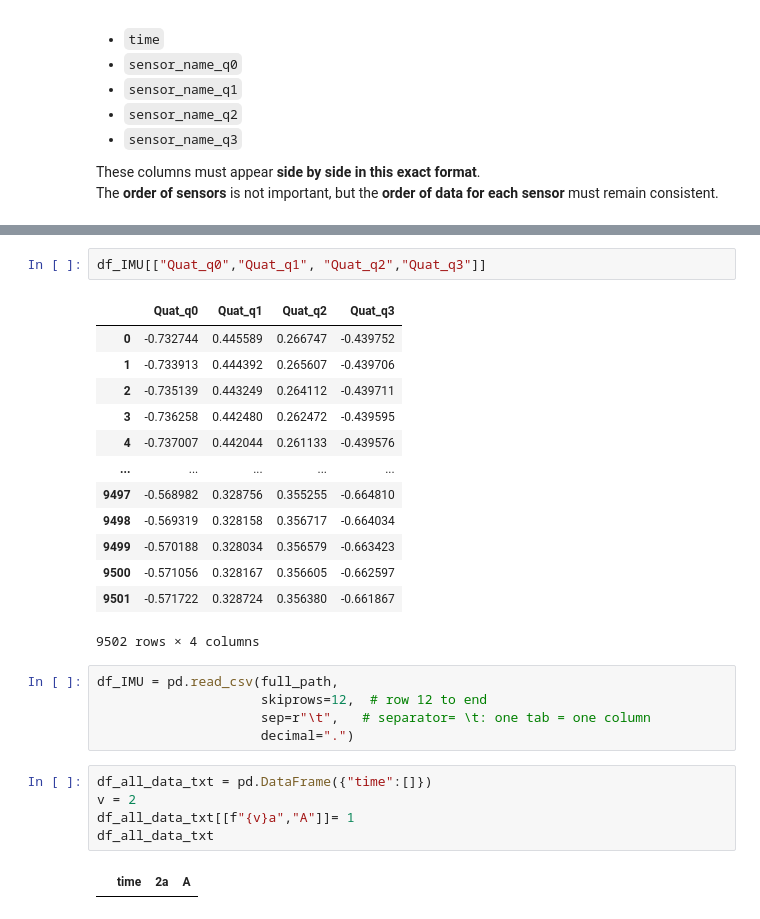
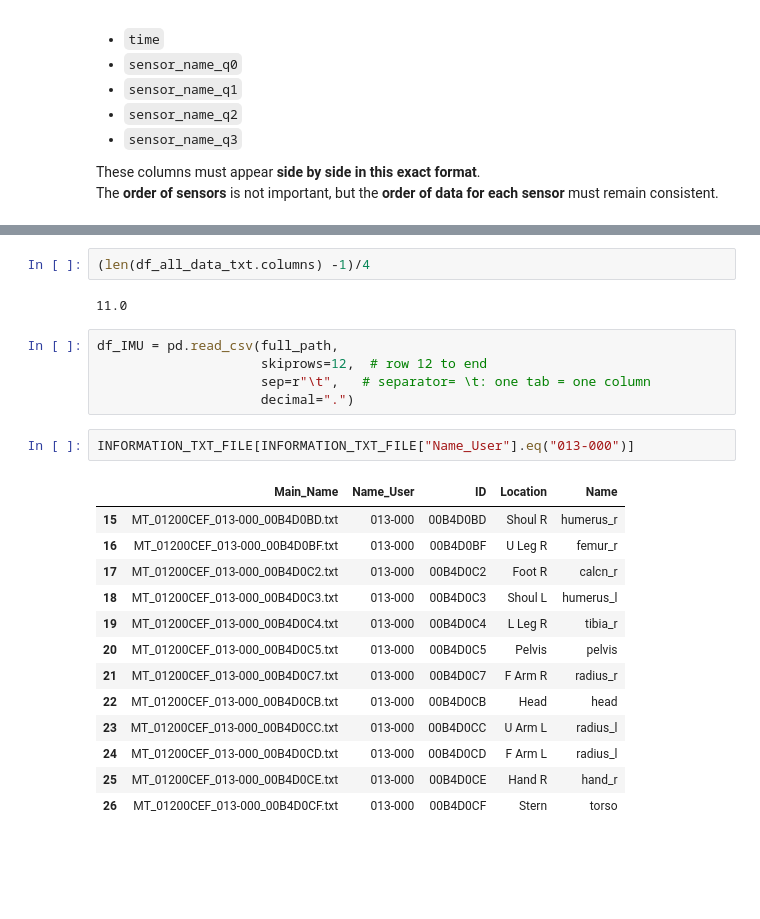
Before and after one commit to Mohsenmohebbi1993/Biomechanik, a Jupyter notebook: notebooks/5. IMU Analysis.ipynb, the cells around one changed output, grey strips where cells are left out. Cells and saved outputs as stored; diff of their text form; blank space fills up the shorter version.

Commit message:
read all data - debuge

```diff
--- a/notebooks/5. IMU Analysis.ipynb
+++ b/notebooks/5. IMU Analysis.ipynb
@@ -391,28 +404,25 @@ FileNotFoundError: [Errno 2] No such file or directory: 'C:\\Mohsen Folder\\Fate
-# %%
-df_IMU[["Quat_q0","Quat_q1", "Quat_q2","Quat_q3"]]
-# %% [output]
-|  | Quat_q0 | Quat_q1 | Quat_q2 | Quat_q3 |
-| 0 | -0.732744 | 0.445589 | 0.266747 | -0.439752 |
-| 1 | -0.733913 | 0.444392 | 0.265607 | -0.439706 |
-| 2 | -0.735139 | 0.443249 | 0.264112 | -0.439711 |
-| 3 | -0.736258 | 0.442480 | 0.262472 | -0.439595 |
-| 4 | -0.737007 | 0.442044 | 0.261133 | -0.439576 |
-| ... | ... | ... | ... | ... |
-| 9497 | -0.568982 | 0.328756 | 0.355255 | -0.664810 |
-| 9498 | -0.569319 | 0.328158 | 0.356717 | -0.664034 |
-| 9499 | -0.570188 | 0.328034 | 0.356579 | -0.663423 |
-| 9500 | -0.571056 | 0.328167 | 0.356605 | -0.662597 |
-| 9501 | -0.571722 | 0.328724 | 0.356380 | -0.661867 |
-9502 rows × 4 columns
+# %%
+(len(df_all_data_txt.columns) -1)/4
+# %% [output]
+11.0
 # %%
 df_IMU = pd.read_csv(full_path,
                      skiprows=12,  # row 12 to end
                      sep=r"\t",   # separator= \t: one tab = one column
                      decimal=".")
 # %%
-df_all_data_txt = pd.DataFrame({"time":[]})
-v = 2
-df_all_data_txt[[f"{v}a","A"]]= 1
-df_all_data_txt
+INFORMATION_TXT_FILE[INFORMATION_TXT_FILE["Name_User"].eq("013-000")]
 # %% [output]
-|  | time | 2a | A |
+|  | Main_Name | Name_User | ID | Location | Name |
+| 15 | MT_01200CEF_013-000_00B4D0BD.txt | 013-000 | 00B4D0BD | Shoul R | humerus_r |
+| 16 | MT_01200CEF_013-000_00B4D0BF.txt | 013-000 | 00B4D0BF | U Leg R | femur_r |
+| 17 | MT_01200CEF_013-000_00B4D0C2.txt | 013-000 | 00B4D0C2 | Foot R | calcn_r |
+| 18 | MT_01200CEF_013-000_00B4D0C3.txt | 013-000 | 00B4D0C3 | Shoul L | humerus_l |
+| 19 | MT_01200CEF_013-000_00B4D0C4.txt | 013-000 | 00B4D0C4 | L Leg R | tibia_r |
+| 20 | MT_01200CEF_013-000_00B4D0C5.txt | 013-000 | 00B4D0C5 | Pelvis | pelvis |
+| 21 | MT_01200CEF_013-000_00B4D0C7.txt | 013-000 | 00B4D0C7 | F Arm R | radius_r |
+| 22 | MT_01200CEF_013-000_00B4D0CB.txt | 013-000 | 00B4D0CB | Head | head |
+| 23 | MT_01200CEF_013-000_00B4D0CC.txt | 013-000 | 00B4D0CC | U Arm L | radius_l |
+| 24 | MT_01200CEF_013-000_00B4D0CD.txt | 013-000 | 00B4D0CD | F Arm L | radius_l |
+| 25 | MT_01200CEF_013-000_00B4D0CE.txt | 013-000 | 00B4D0CE | Hand R | hand_r |
+| 26 | MT_01200CEF_013-000_00B4D0CF.txt | 013-000 | 00B4D0CF | Stern | torso |
```
Also changed, not shown: parts of 4 cells of this notebook.
